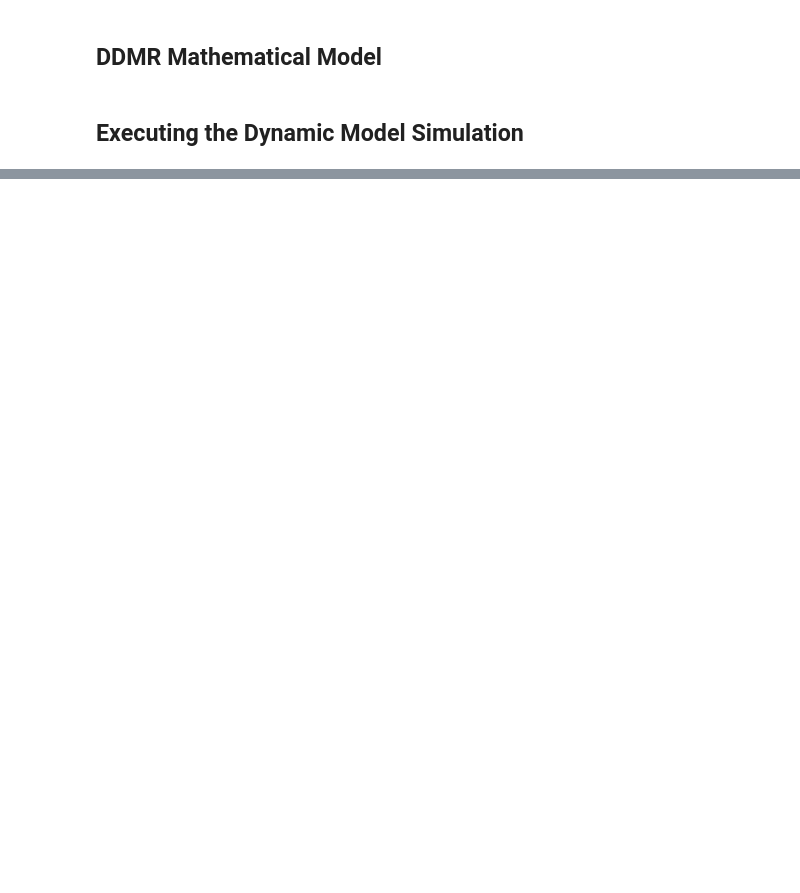
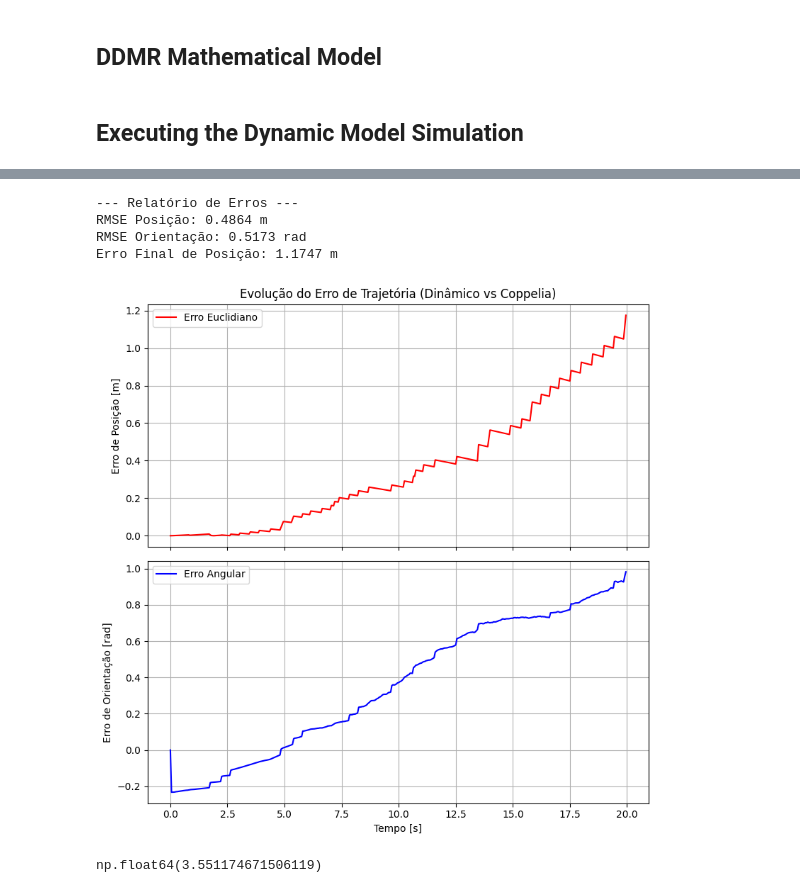
Before and after one commit to MateusPincho/intelligentAutomation, a Jupyter notebook: 01_modeling/ddmr.ipynb, the cells around one changed output, grey strips where cells are left out. Drawn from its saved outputs; the diff is of its cells as text; code cells hidden in the pictures; blank space fills up the shorter version.

```diff
--- a/01_modeling/ddmr.ipynb
+++ b/01_modeling/ddmr.ipynb
@@ -259,0 +328,16 @@ plt.show()
+# %%
+poses_din = np.column_stack((sol.y[7],sol.y[8],sol.y[6]))
+dados_erro = calcular_erros_trajetoria(t_points, poses_din, poses_coppelia)
+
+# 3. Plotar
+plotar_erros(dados_erro)
+# %% [output]
+--- Relatório de Erros ---
+RMSE Posição: 0.4864 m
+RMSE Orientação: 0.5173 rad
+Erro Final de Posição: 1.1747 m
+[figure, added]
+# %%
+leftVel[105]
+# %% [output]
+np.float64(3.551174671506119)
```
Also changed, not shown: parts of 6 cells of this notebook, 4 other files.
